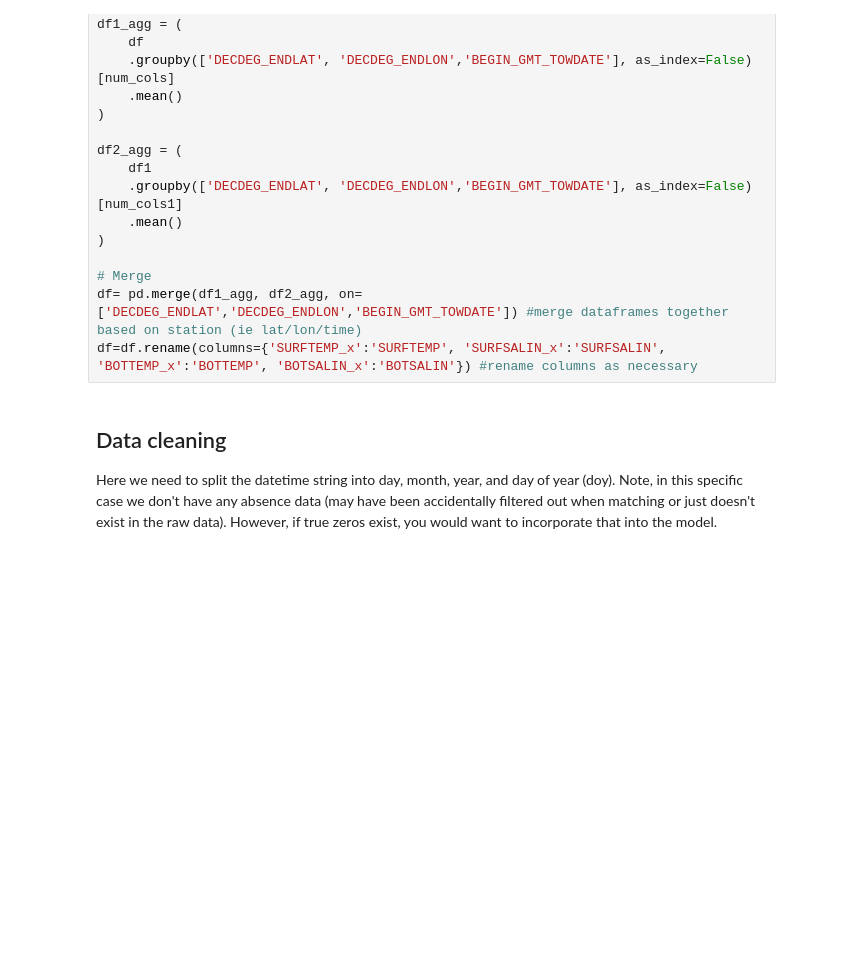
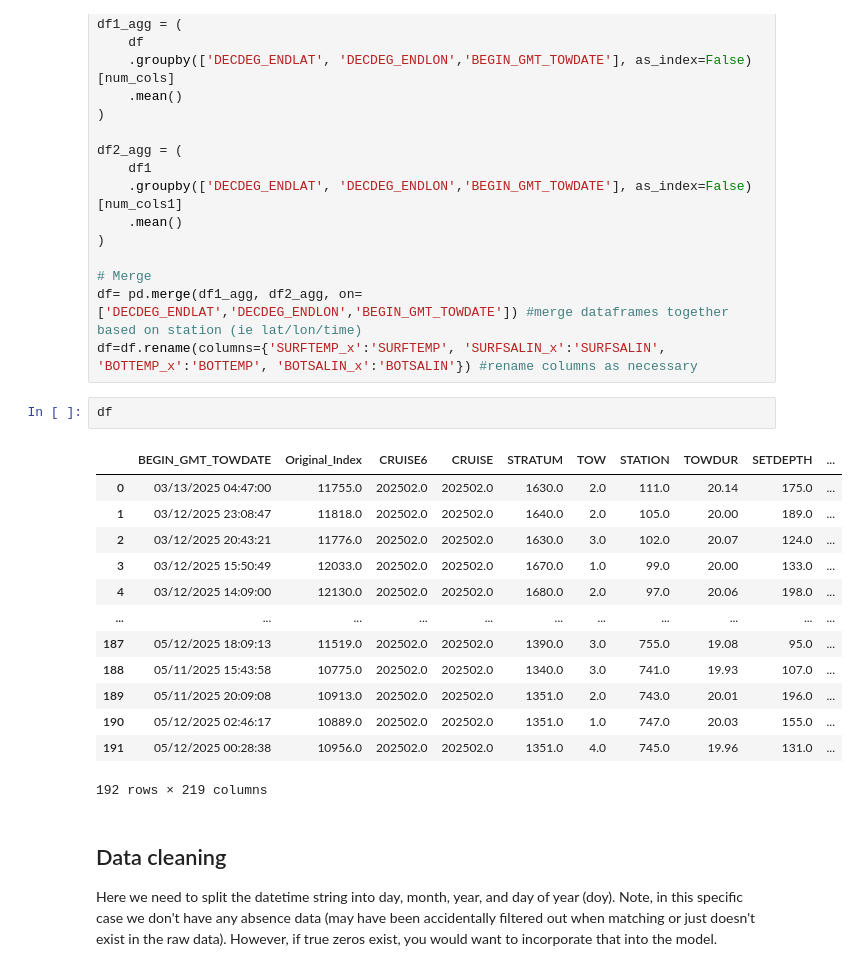
Before and after one commit to fish-pace/2026-proj-Trawling4PACE, a Jupyter notebook: contributor_folders/hsynan/Trawling4PACE_FINAL_Hackhour.ipynb, the cells around one changed output. Saved outputs shown, nothing was run; the diff lists cells and outputs as text; blank space fills up the shorter version.

```diff
--- a/contributor_folders/hsynan/Trawling4PACE_FINAL_Hackhour.ipynb
+++ b/contributor_folders/hsynan/Trawling4PACE_FINAL_Hackhour.ipynb
@@ -128,6 +135,22 @@ df2_agg = (
 # Merge
 df= pd.merge(df1_agg, df2_agg, on=['DECDEG_ENDLAT','DECDEG_ENDLON','BEGIN_GMT_TOWDATE']) #merge dataframes together based on station (ie lat/lon/time)
 df=df.rename(columns={'SURFTEMP_x':'SURFTEMP', 'SURFSALIN_x':'SURFSALIN', 'BOTTEMP_x':'BOTTEMP', 'BOTSALIN_x':'BOTSALIN'}) #rename columns as necessary
+# %%
+df
+# %% [output]
+|  | BEGIN_GMT_TOWDATE | Original_Index | CRUISE6 | CRUISE | STRATUM | TOW | STATION | TOWDUR | SETDEPTH | ... |
+| 0 | 03/13/2025 04:47:00 | 11755.0 | 202502.0 | 202502.0 | 1630.0 | 2.0 | 111.0 | 20.14 | 175.0 | ... |
+| 1 | 03/12/2025 23:08:47 | 11818.0 | 202502.0 | 202502.0 | 1640.0 | 2.0 | 105.0 | 20.00 | 189.0 | ... |
+| 2 | 03/12/2025 20:43:21 | 11776.0 | 202502.0 | 202502.0 | 1630.0 | 3.0 | 102.0 | 20.07 | 124.0 | ... |
+| 3 | 03/12/2025 15:50:49 | 12033.0 | 202502.0 | 202502.0 | 1670.0 | 1.0 | 99.0 | 20.00 | 133.0 | ... |
+| 4 | 03/12/2025 14:09:00 | 12130.0 | 202502.0 | 202502.0 | 1680.0 | 2.0 | 97.0 | 20.06 | 198.0 | ... |
+| ... | ... | ... | ... | ... | ... | ... | ... | ... | ... | ... |
+| 187 | 05/12/2025 18:09:13 | 11519.0 | 202502.0 | 202502.0 | 1390.0 | 3.0 | 755.0 | 19.08 | 95.0 | ... |
+| 188 | 05/11/2025 15:43:58 | 10775.0 | 202502.0 | 202502.0 | 1340.0 | 3.0 | 741.0 | 19.93 | 107.0 | ... |
+| 189 | 05/11/2025 20:09:08 | 10913.0 | 202502.0 | 202502.0 | 1351.0 | 2.0 | 743.0 | 20.01 | 196.0 | ... |
+| 190 | 05/12/2025 02:46:17 | 10889.0 | 202502.0 | 202502.0 | 1351.0 | 1.0 | 747.0 | 20.03 | 155.0 | ... |
+| 191 | 05/12/2025 00:28:38 | 10956.0 | 202502.0 | 202502.0 | 1351.0 | 4.0 | 745.0 | 19.96 | 131.0 | ... |
+192 rows × 219 columns
 # %% [markdown]
 ## Data cleaning  <a id="clean_data"></a>
 Here we need to split the datetime string into day, month, year, and day of year (doy). Note, in this specific case we don't have any absence data (may have been accidentally filtered out when matching or just doesn't exist in the raw data). However, if true zeros exist, you would want to incorporate that into the model.
```
Also changed, not shown: parts of 7 cells of this notebook.
